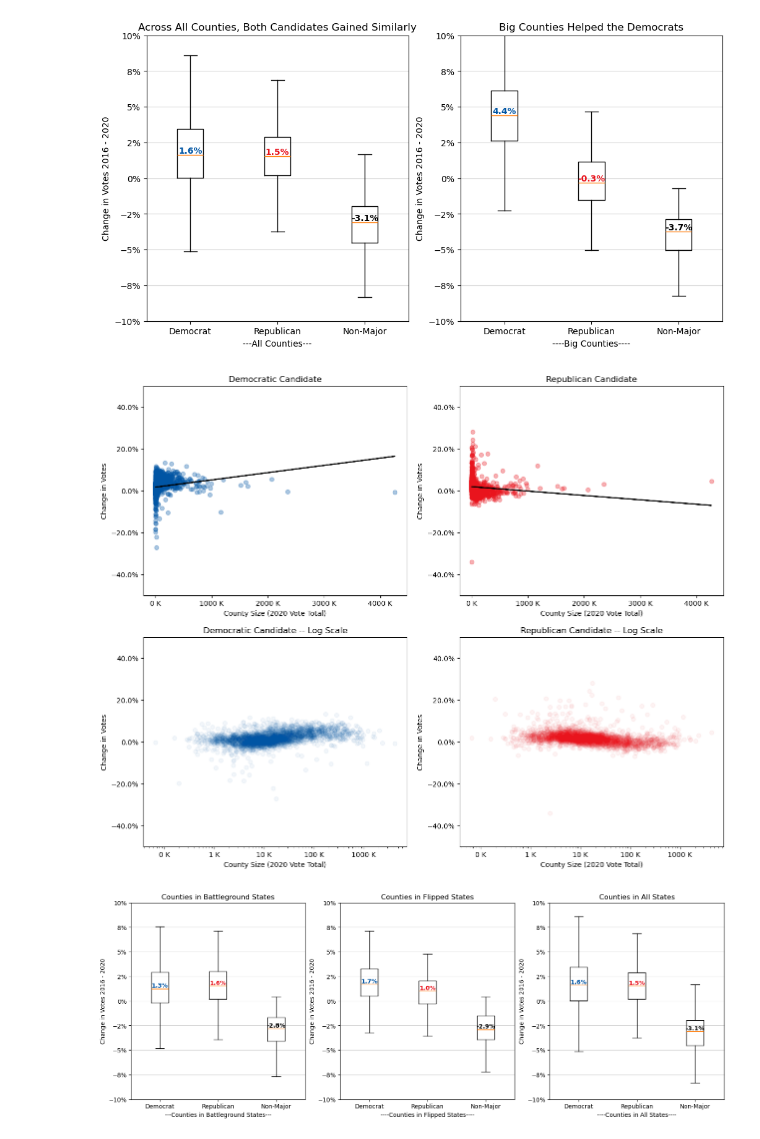
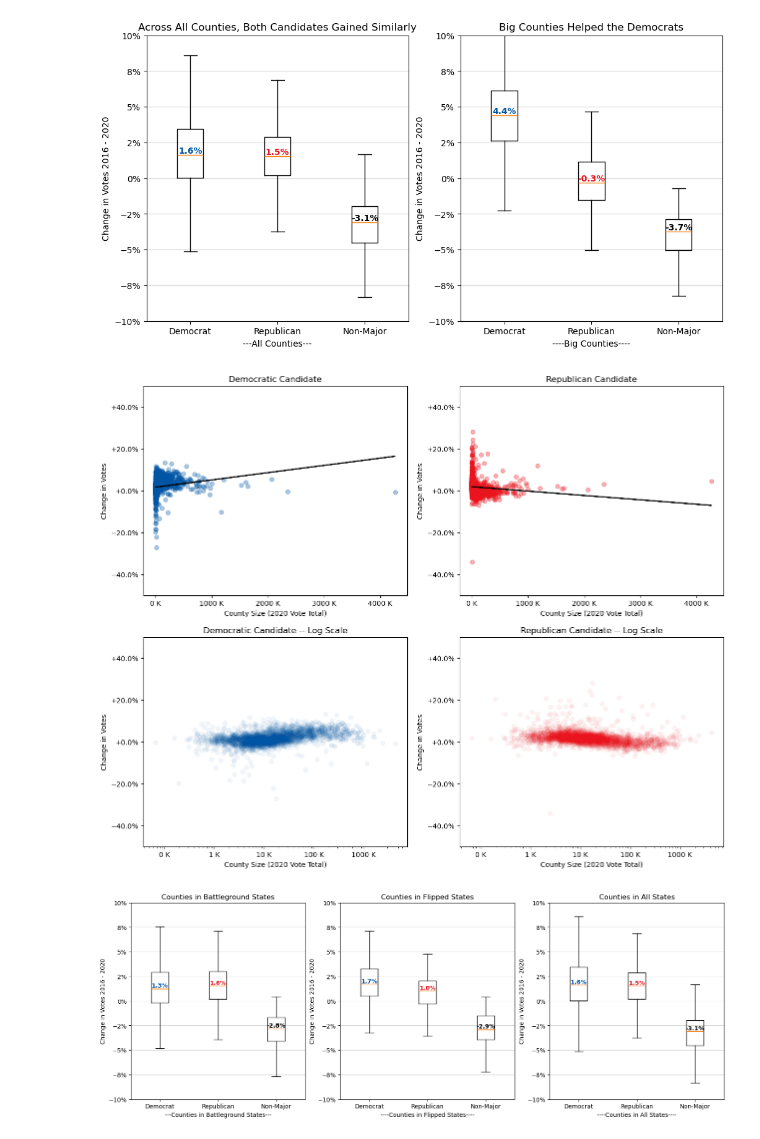
Before and after one commit to rmathena79/democracy, a Jupyter notebook: democracy.ipynb, the cells around one changed output. Saved outputs shown, nothing was run; the diff lists cells and outputs as text; code cells hidden in the pictures.

```diff
--- a/democracy.ipynb
+++ b/democracy.ipynb
@@ -377,7 +387,7 @@ plt.show()
 # %%
 fig, (ax1, ax2) = plt.subplots(nrows=1,ncols=2,figsize=(12,6))
 
-ax1.yaxis.set_major_formatter(mpl.ticker.StrMethodFormatter("{x:.0%}"))
+ax1.yaxis.set_major_formatter(mpl.ticker.StrMethodFormatter("{x:+.0%}"))
 ax1.boxplot(
         [combo_df.loc[combo_df["candidate"] == "the dem"]["pct_change"],
          combo_df.loc[combo_df["candidate"] == "trump"]["pct_change"],
@@ -420,35 +430,35 @@ def scatter_party(subplot, candidate_str, title, color, trendcolor, log):
     slice = combo_df.loc[combo_df["candidate"] == candidate_str]
     x = slice["total_2020"] / 1000
     y = slice["pct_change"]
     subplot.set_title(title)
 
-    subplot.yaxis.set_major_formatter(mpl.ticker.StrMethodFormatter("{x:.1%}"))
+    subplot.yaxis.set_major_formatter(mpl.ticker.StrMethodFormatter("{x:+.1%}"))
     subplot.set_title(title)
     subplot.set_ylabel("Change in Votes")
     subplot.set_xlabel("County Size (2020 Vote Total)")
     subplot.set_ylim((-.5, 0.5))
 
     if log:
         subplot.scatter(x, y, color=color, alpha=0.05)
         subplot.set_xscale("log")
     else:
         subplot.scatter(x, y, color=color, alpha=0.33)
         subplot.set_xscale("linear") # AKA normal
 
         z = np.polyfit(list(x), list(y), 1)
         p = np.poly1d(z)
         subplot.plot(x,p(x),trendcolor)
 
     subplot.xaxis.set_major_formatter(mpl.ticker.StrMethodFormatter("{x:.0f} K"))
 
 fig, ((ax1, ax2), (ax3, ax4)) = plt.subplots(nrows=2,ncols=2,figsize=(15,12))
 scatter_party(ax1, "the dem", "Democratic Candidate", COLOR_DEM_BLUE, "black", False)
 scatter_party(ax2, "trump", "Republican Candidate", COLOR_REP_RED, "black", False)
 scatter_party(ax3, "the dem", "Democratic Candidate -- Log Scale", COLOR_DEM_BLUE, "black", True)
 scatter_party(ax4, "trump", "Republican Candidate -- Log Scale", COLOR_REP_RED, "black", True)
 plt.show()
 # %% [output]
-[figure, old version]
+[figure, new version]
 # %%
 # Show shift betwen dem / rep / other votes in battleground states, flipped states, and the whole country
 
```
Also changed, not shown: parts of 4 cells of this notebook, 1 other file.
